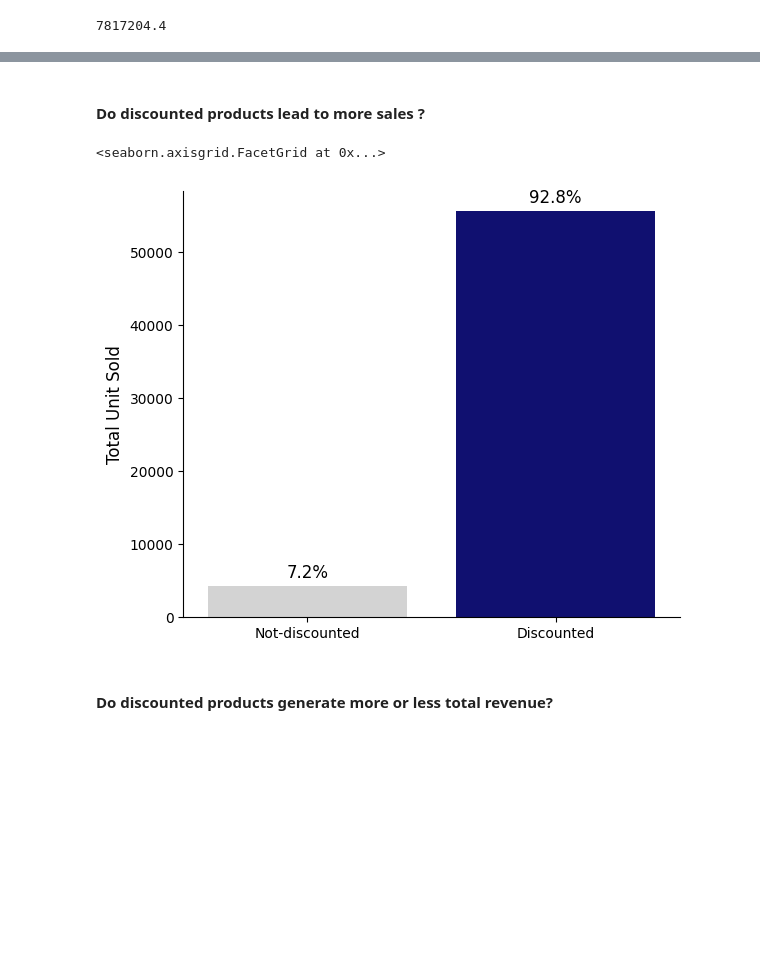
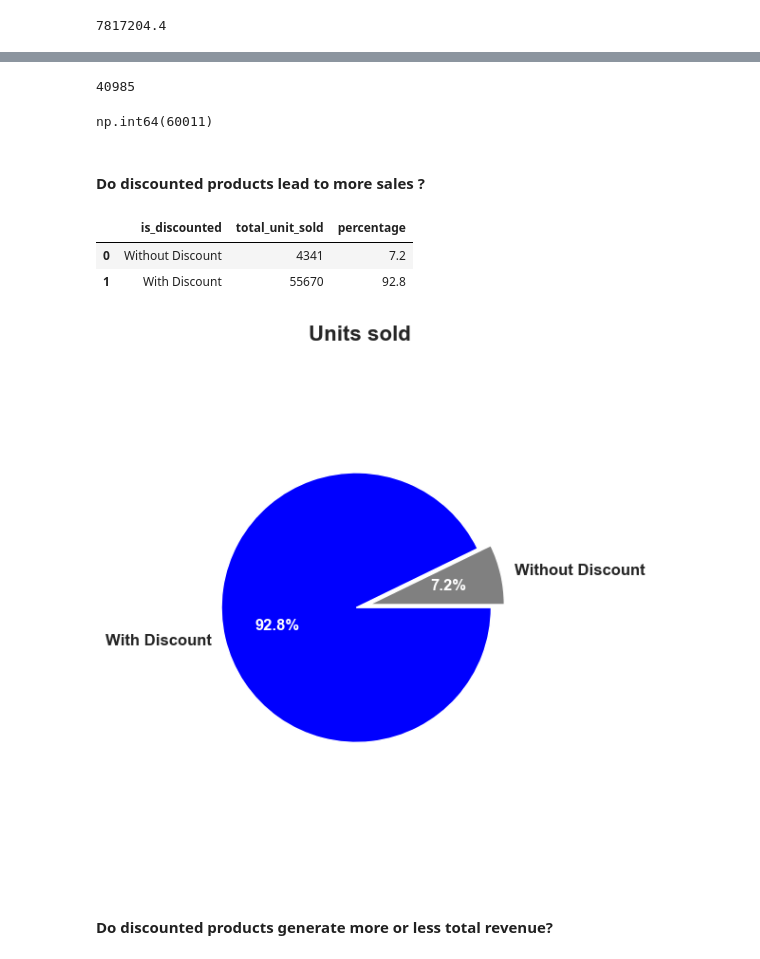
Before and after one commit to yazdan0101/ENIAC-discounts-strategy, a Jupyter notebook: notebooks/analysis.ipynb, the cells around one changed output, grey strips where cells are left out. Saved outputs shown, nothing was run; the diff lists cells and outputs as text; code cells hidden in the pictures; blank space fills up the shorter version.

```diff
--- a/notebooks/analysis.ipynb
+++ b/notebooks/analysis.ipynb
@@ -92,3 +104,11 @@ overall_revenue
+# %%
+orders_df['order_id'].nunique()
+# %% [output]
+40985
+# %%
+orderlines_df['product_quantity'].sum()
+# %% [output]
+np.int64(60011)
 # %% [markdown]
 #### Do discounted products lead to more sales ?
 # %%
@@ -99,30 +119,41 @@ discounted_p['is_discounted'] = discounted_p['is_discounted'].map({
 })
 total_units=discounted_p['total_unit_sold'].sum()
 discounted_p['percentage'] = (discounted_p['total_unit_sold'] /total_units  * 100).round(1)
-# %%
-g=sns.catplot(
-    data=discounted_p,
-    x='is_discounted',
-    y='total_unit_sold',
-    kind='bar',
-    height=5,
-    aspect=1.2,
-    palette= ['lightgray', 'navy'],
-    hue='is_discounted'
-)
-ax = g.ax
-for i, row in discounted_p.iterrows():
-    ax.text(
-        i,
-        row['total_unit_sold'] + 0.01 * total_units,
-        f"{row['percentage']}%",
-        ha='center', va='bottom', fontsize=12
-    )
-ax.set_title('')
-g.set_axis_labels("", "Total Unit Sold", fontsize=12)
-# %% [output]
-<seaborn.axisgrid.FacetGrid at 0x...>
-[figure, removed]
+# %%
+discounted_p
+# %% [output]
+|  | is_discounted | total_unit_sold | percentage |
+| 0 | Without Discount | 4341 | 7.2 |
+| 1 | With Discount | 55670 | 92.8 |
+# %%
+labels = list(discounted_p['is_discounted'])
+sizes = [7.2,92.8]
+colors = ['gray', 'blue']
+explode = (0.05, 0.05)
+
+# Create the pie chart
+plt.figure(figsize=(6, 6))
+patches, texts, autotexts = plt.pie(
+    sizes,
+    labels=labels,
+    autopct='%1.1f%%',
+
+    colors=colors,
+    explode=explode,
+    textprops={'fontsize': 12, 'weight': 'bold'}
+)
+
+# Make text more readable
+for autotext in autotexts:
+    autotext.set_color('white')
+    autotext.set_fontsize(12)
+
+plt.title('Units sold ', fontsize=16, weight='bold')
+plt.axis('equal')  # Equal aspect ratio ensures pie is drawn as a circle
+plt.tight_layout()
+plt.savefig('/Users/yazdan/Desktop/plots/unit_sold.png', dpi=300, bbox_inches='tight')
+# %% [output]
+[figure, added]
 # %% [markdown]
 #### Do discounted products generate more or less total revenue?
 # %%
```
Also changed, not shown: parts of 11 cells of this notebook.
